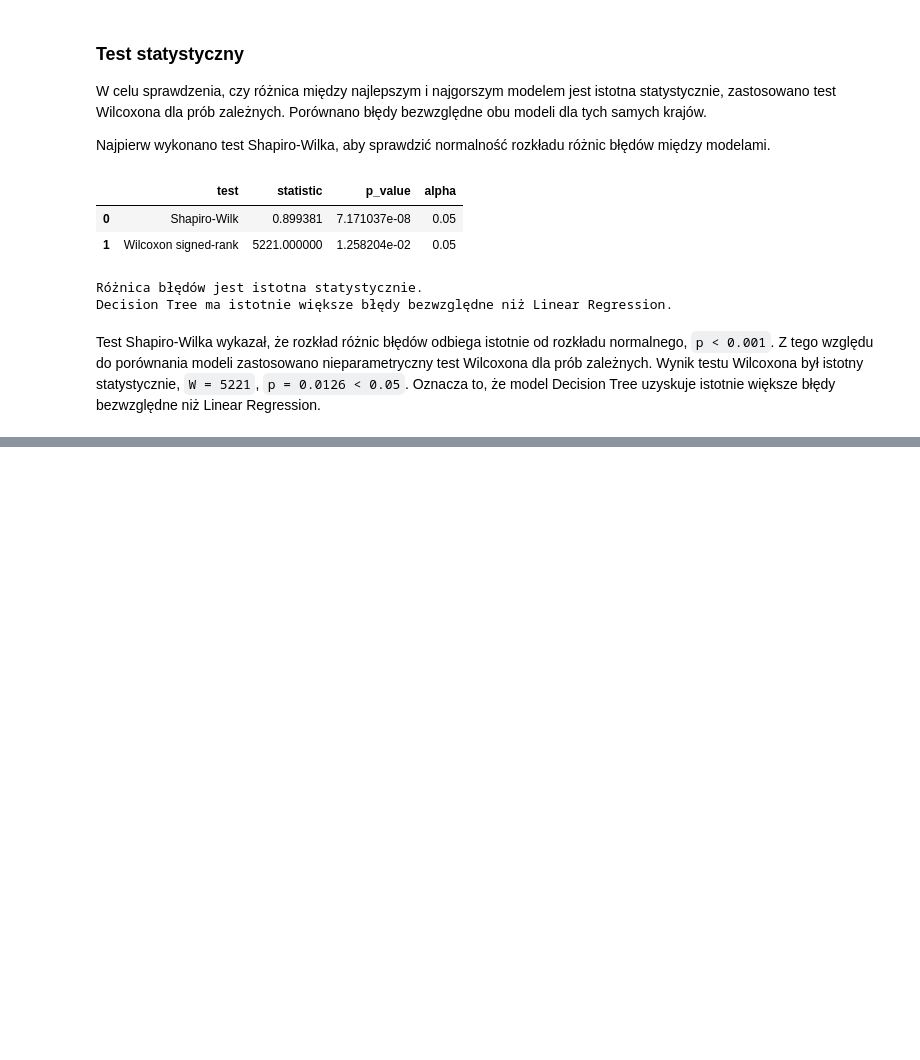
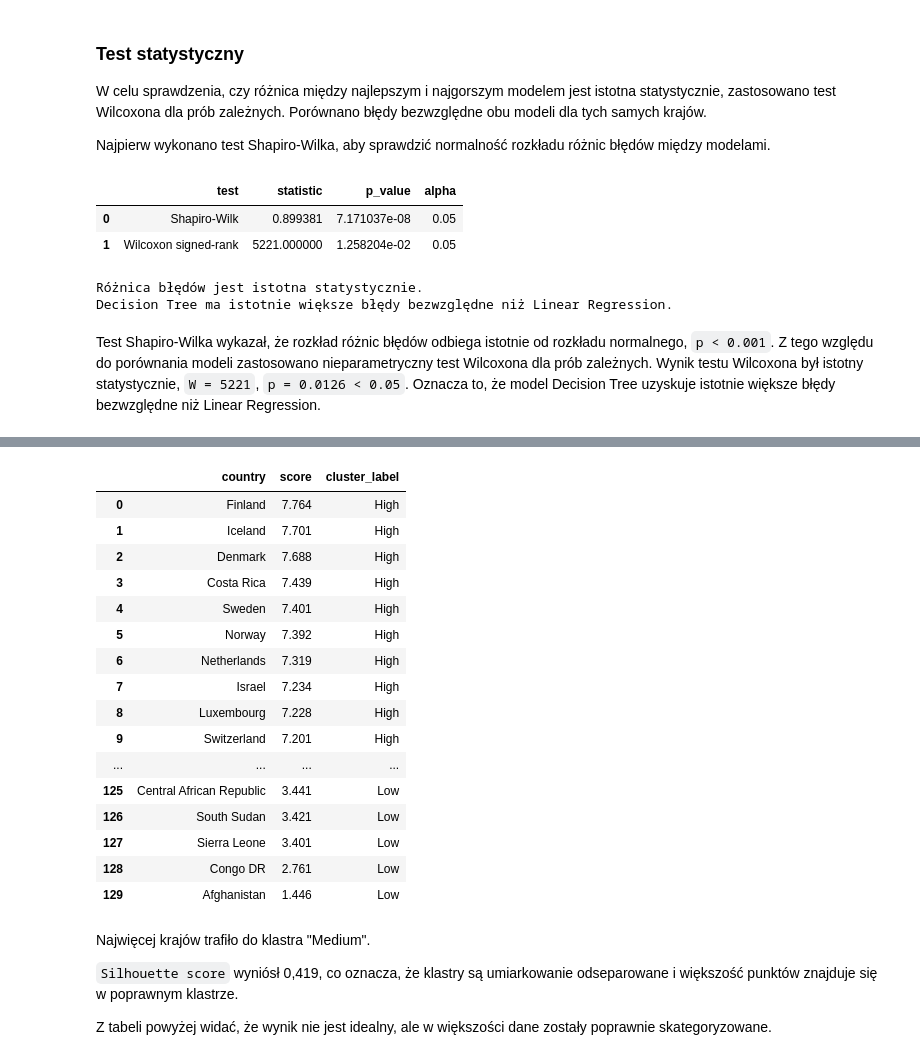
Before and after one commit to rosemint5/Machine-learning, a Jupyter notebook: wizualizacja.ipynb, the cells around one changed output, grey strips where cells are left out. Saved outputs shown, nothing was run; the diff lists cells and outputs as text; code cells hidden in the pictures; blank space fills up the shorter version.

```diff
--- a/wizualizacja.ipynb
+++ b/wizualizacja.ipynb
@@ -778,0 +881,22 @@ Test Shapiro-Wilka wykazał, że rozkład różnic błędów odbiega istotnie od
+# %%
+from sklearn.metrics import silhouette_score
+
+if "happiness_level" not in df.columns:
+    df["happiness_level"] = pd.cut(df["score"], bins=3, labels=["Low", "Medium", "High"])
+
+ordered_labels = ["High", "Medium", "Low"]
+df["cluster_label"] = pd.Categorical(df["cluster_label"], categories=ordered_labels, ordered=True)
+
+print("Tabela kontyngencji klastra vs happiness_level:")
+ct = pd.crosstab(df["cluster_label"], df["happiness_level"]).reindex(index=ordered_labels, columns=ordered_labels)
+display(ct)
+
+print("Rozmiary klastrów:")
+display(df["cluster_label"].value_counts().reindex(ordered_labels))
+
+sil = silhouette_score(X_scaled, kmeans.labels_)
+print(f"Silhouette score dla k=3: {sil:.3f}")
+
+cluster_means = df.groupby("cluster_label")[["score"] + features_all].mean().reindex(ordered_labels)
+print("Średnie wartości cech w klastrach:")
+display(cluster_means.round(3))
@@ -778,0 +923,28 @@ Test Shapiro-Wilka wykazał, że rozkład różnic błędów odbiega istotnie od
+# %%
+display(df[["country", "score", "cluster_label"]]
+        .sort_values("score", ascending=False)
+        .reset_index(drop=True))
+# %% [output]
+|  | country | score | cluster_label |
+| 0 | Finland | 7.764 | High |
+| 1 | Iceland | 7.701 | High |
+| 2 | Denmark | 7.688 | High |
+| 3 | Costa Rica | 7.439 | High |
+| 4 | Sweden | 7.401 | High |
+| 5 | Norway | 7.392 | High |
+| 6 | Netherlands | 7.319 | High |
+| 7 | Israel | 7.234 | High |
+| 8 | Luxembourg | 7.228 | High |
+| 9 | Switzerland | 7.201 | High |
+| ... | ... | ... | ... |
+| 125 | Central African Republic | 3.441 | Low |
+| 126 | South Sudan | 3.421 | Low |
+| 127 | Sierra Leone | 3.401 | Low |
+| 128 | Congo DR | 2.761 | Low |
+| 129 | Afghanistan | 1.446 | Low |
+# %% [markdown]
+Najwięcej krajów trafiło do klastra "Medium".
+
+`Silhouette score` wyniósł 0,419, co oznacza, że klastry są umiarkowanie odseparowane i większość punktów znajduje się w poprawnym klastrze.
+
+Z tabeli powyżej widać, że wynik nie jest idealny, ale w większości dane zostały poprawnie skategoryzowane.
```
Also changed, not shown: parts of 8 cells of this notebook.
